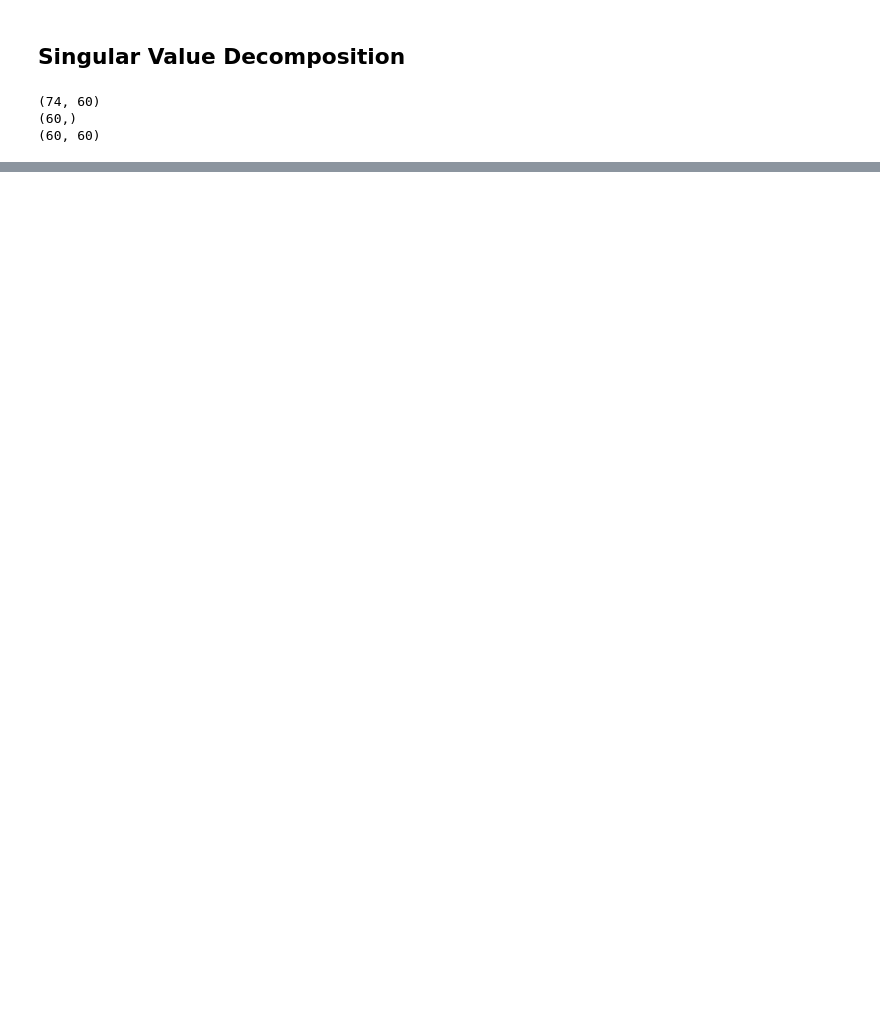
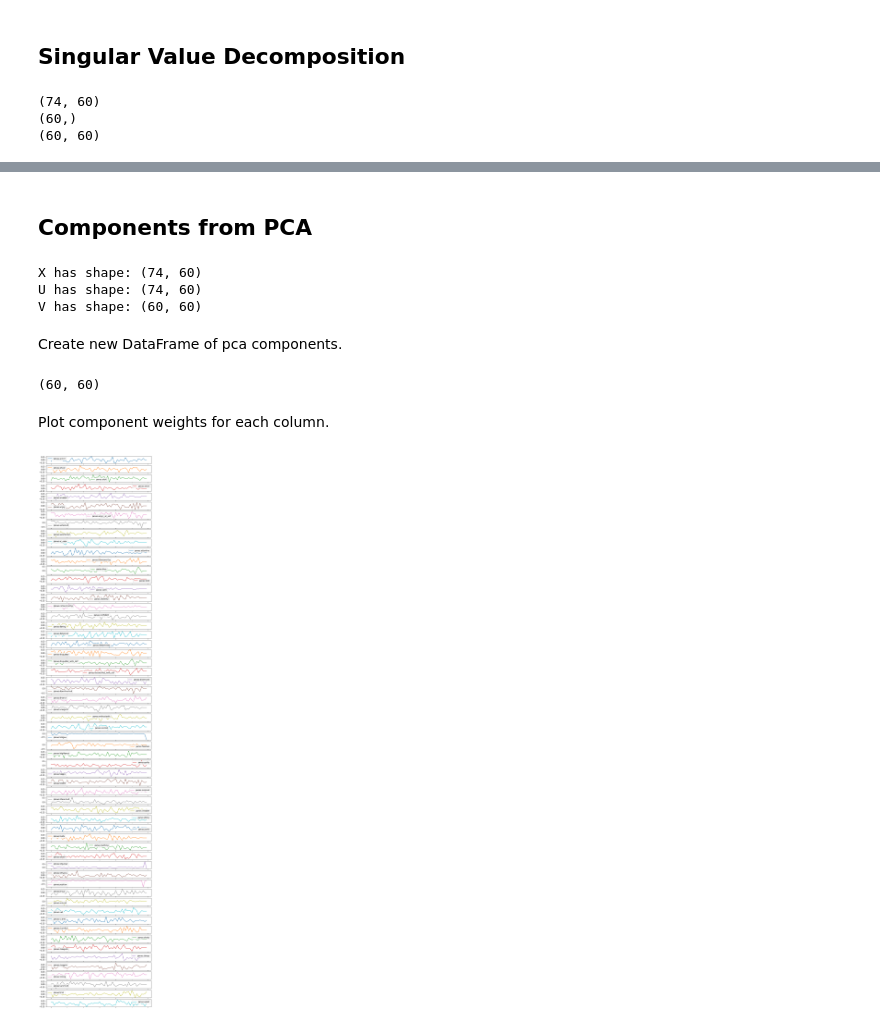
Before and after one commit to calebgeniesse/caffeine-mapper, a Jupyter notebook: PCA_metadata.ipynb, the cells around one changed output, grey strips where cells are left out. Drawn from its saved outputs; the diff is of its cells as text; code cells hidden in the pictures; blank space fills up the shorter version.

```diff
--- a/PCA_metadata.ipynb
+++ b/PCA_metadata.ipynb
@@ -104,0 +110,35 @@ plt.show()
+# %% [markdown]
+## Components from PCA
+# %%
+from sklearn.decomposition import PCA
+pca = PCA()
+U = pca.fit_transform(X3)
+V = pca.components_
+
+print("X has shape:", X3.shape)
+print("U has shape:", U.shape)
+print("V has shape:", V.shape)
+# %% [output]
+X has shape: (74, 60)
+U has shape: (74, 60)
+V has shape: (60, 60)
+# %% [markdown]
+Create new DataFrame of pca components.
+# %%
+df_pca = pd.DataFrame(
+    pca.components_,
+    columns=df_panas_clean.columns
+    )
+
+# relabel index
+df_pca.index = df_pca.index.map('PC_{}'.format)
+
+print(df_pca.shape)
+# %% [output]
+(60, 60)
+# %% [markdown]
+Plot component weights for each column.
+# %%
+_ = df_pca.plot(subplots=True, figsize=(10, df_pca.shape[1]))
+# %% [output]
+[figure, added]
```
Also changed, not shown: parts of 28 cells of this notebook.
